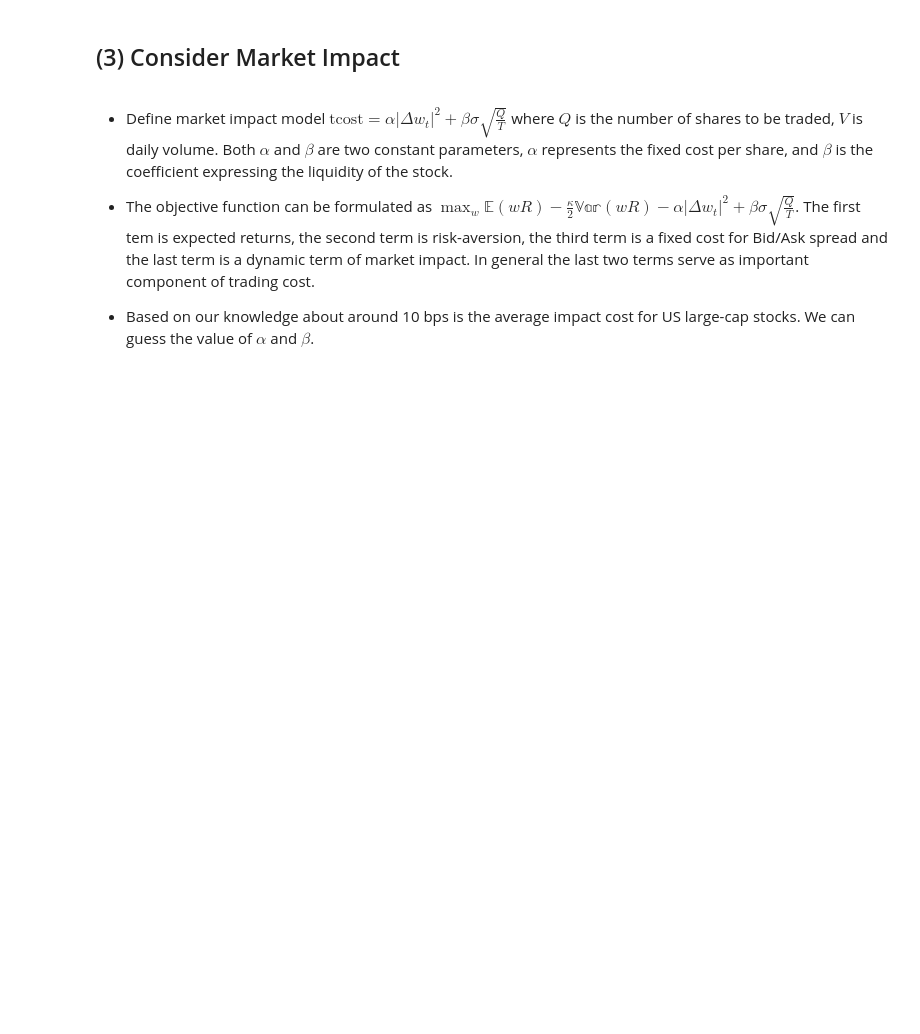
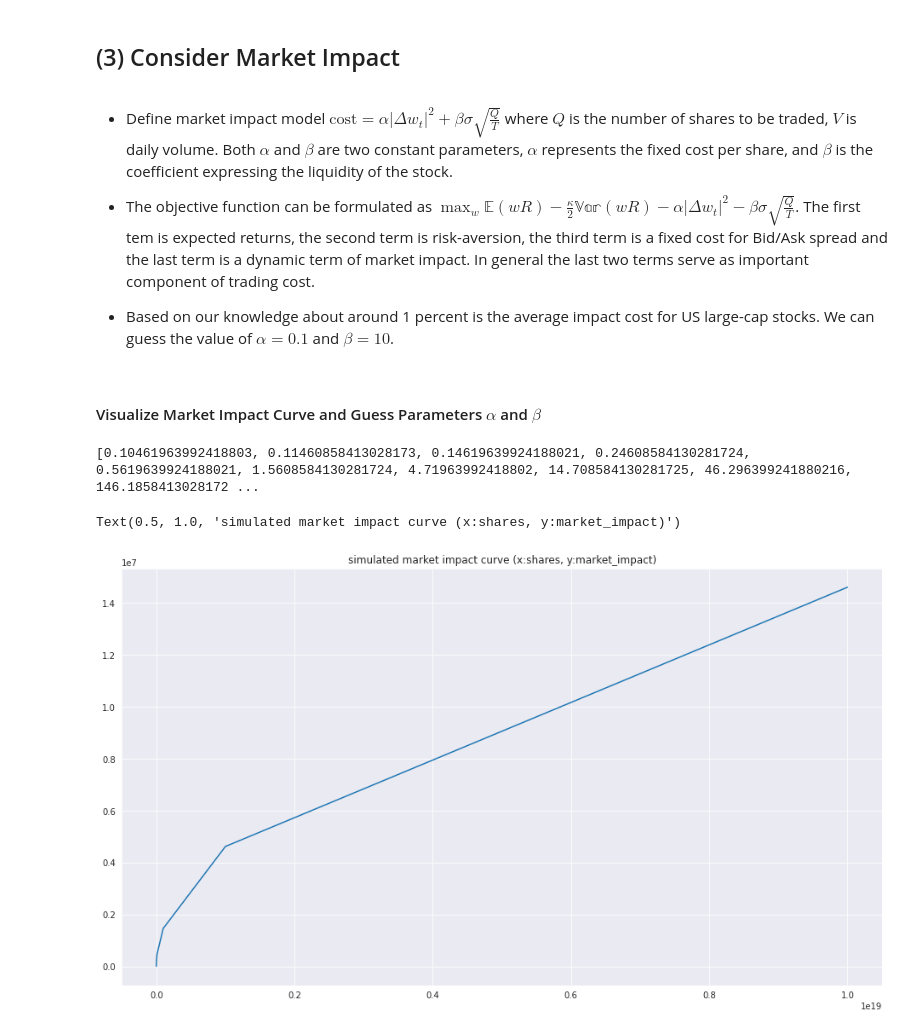
Before and after one commit to XinpeiMa/My_NoteBook, a Jupyter notebook: APM_DataProject_XinpeiMa.ipynb, the cells around one changed output. Cells and saved outputs as stored; diff of their text form; code cells hidden in the pictures; blank space fills up the shorter version.

```diff
--- a/APM_DataProject_XinpeiMa.ipynb
+++ b/APM_DataProject_XinpeiMa.ipynb
@@ -444,14 +451,40 @@ display(df_2011_1.describe())
 ## (3) Consider Market Impact
 # %% [markdown]
 - Define market impact model
-$\text{tcost} = \alpha \left| \Delta w_t \right|^2 +  \beta \sigma \sqrt{\frac{Q}{T} }$
+$\text{cost} = \alpha \left| \Delta w_t \right|^2 +  \beta \sigma \sqrt{\frac{Q}{T} }$
 where  $Q$ is the number of shares to be traded, $V$ is daily volume. Both $\alpha$ and $\beta$ are two constant parameters, $\alpha$ represents the fixed cost per share, and $\beta$ is the coefficient expressing the liquidity of the stock.
 
 
 - The objective function can be formulated as
-$\max_w \mathbb{E}(w R) - \frac{\kappa}{2} \mathbb{Var} (w R) - \alpha \left| \Delta w_t \right|^2 +  \beta \sigma \sqrt{\frac{Q}{T} }$. The first tem is expected returns, the second term is risk-aversion, the third term is a fixed cost for Bid/Ask spread and the last term is a dynamic term of market impact. In general the last two terms serve as important component of trading cost.
+$\max_w \mathbb{E}(w R) - \frac{\kappa}{2} \mathbb{Var} (w R) - \alpha \left| \Delta w_t \right|^2  - \beta \sigma \sqrt{\frac{Q}{T} }$. The first tem is expected returns, the second term is risk-aversion, the third term is a fixed cost for Bid/Ask spread and the last term is a dynamic term of market impact. In general the last two terms serve as important component of trading cost.
 
-- Based on our knowledge about around 10 bps is the average impact cost for US large-cap stocks. We can guess the value of $\alpha$ and $\beta$.
+- Based on our knowledge about around 1 percent is the average impact cost for US large-cap stocks. We can guess the value of $\alpha = 0.1 $ and $\beta = 10$.
+# %% [markdown]
+#### Visualize Market Impact Curve and Guess Parameters $\alpha$ and $\beta$
+# %%
+def market_impact_test():
+    shares = [10**i for i in range(20)]
+    test_date = '20121231'
+    # assume we long trade ibm, with different shares
+    ibm_price = stock_signal_df.at[test_date, 'PRC']
+    volume = stock_signal_df.at[test_date, 'VOL']
+    weight_change = 1
+    market_impact_res = []
+    for s in shares:
+        market_impact = 0.1 * weight_change ** 2 +  10 * np.sqrt(s / volume)
+        market_impact_res.append(market_impact)
+    return shares, market_impact_res
+
+stock_signal_df = calc_residual_reversion_signal("IBM", df, rolling_window, r)
+x, y = market_impact_test()
+print(y)
+plt.rcParams["figure.figsize"] = (16,9)
+plt.plot(x, y)
+plt.title('simulated market impact curve (x:shares, y:market_impact)')
+# %% [output]
+[0.10461963992418803, 0.11460858413028173, 0.14619639924188021, 0.24608584130281724, 0.5619639924188021, 1.5608584130281724, 4.71963992418802, 14.708584130281725, 46.296399241880216, 146.1858413028172 ...
+Text(0.5, 1.0, 'simulated market impact curve (x:shares, y:market_impact)')
+[figure, added]
 # %%
 def get_total_market_volume(date, tks, prep_df):
     overall_volume = 0.0
```
Also changed, not shown: parts of 13 cells of this notebook.
